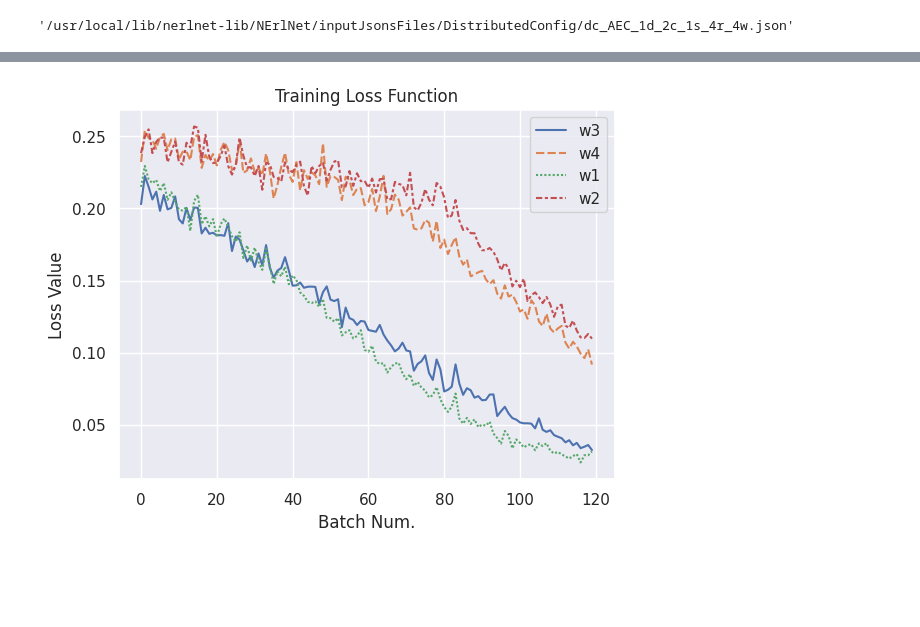
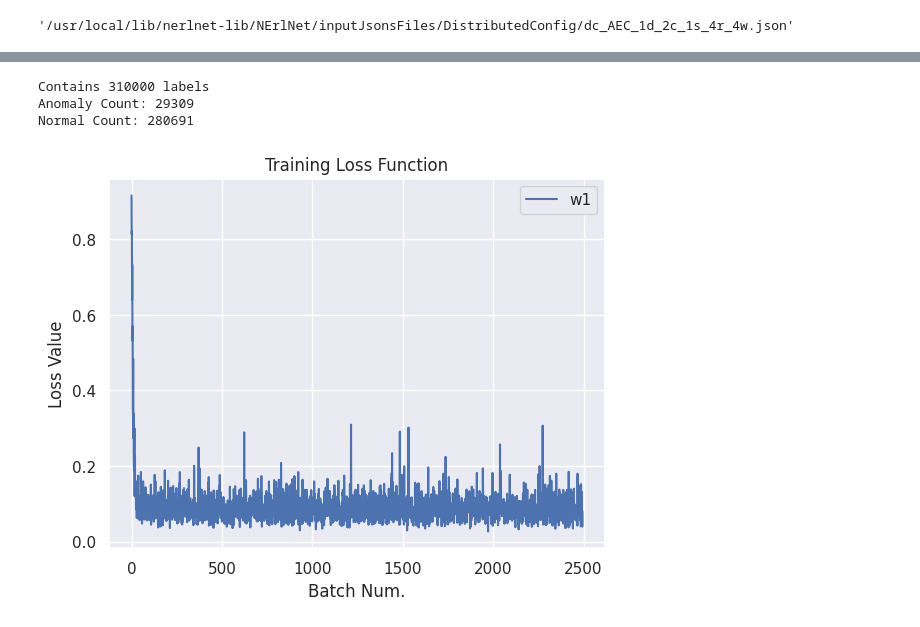
Before and after one commit to leondavi/NErlNet, a Jupyter notebook: examples/AEC/AEC_Exp.ipynb, the cells around one changed output, grey strips where cells are left out. Cells and saved outputs as stored; diff of their text form; code cells hidden in the pictures; blank space fills up the shorter version.

```diff
--- a/examples/AEC/AEC_Exp.ipynb
+++ b/examples/AEC/AEC_Exp.ipynb
@@ -67,4 +33,4 @@ API.download_dataset(0)
 # %%
-exp_name = "SKAB_AnomalyDetection"
+exp_name = "ForestCover_AnomalyDetection"
 API.initialization(exp_name , dc_path , conn_map_path , exp_flow_path)
 # %% [output]
@@ -109,4 +75,4 @@ API.run_current_experiment_phase()
 # %%
-train_stats = API.get_experiment_flow(exp_name).generate_stats()
-train_stats_aec = API.get_experiment_flow(exp_name).generate_stats_aec(train_stats)
+train_stats1 = API.get_experiment_flow(exp_name).generate_stats()
+train_stats_aec1 = API.get_experiment_flow(exp_name).generate_stats_aec(train_stats1)
 # %%
@@ -121,6 +99,22 @@ train_stats.get_communication_stats_main_server()
+# %%
+labels = []
+with open('/tmp/nerlnet/data/NerlnetData-master/nerlnet/ForestCover/cover_normalized_std.csv') as f:
+    for i in range(310000):
+        line = f.readline()
+        label = line.split(',')[-1]
+        label = label.rstrip()
+        labels.append(float(label))
+print(f'Contains {len(labels)} labels')
+anomaly_count = len([label for label in labels if label == 1.0])
+normal_count = len([label for label in labels if label == 0.0])
+print(f'Anomaly Count: {anomaly_count}')
+print(f'Normal Count: {normal_count}')
+# %% [output]
+Contains 310000 labels
+Anomaly Count: 29309
+Normal Count: 280691
 # %%
-loss_dict = train_stats_aec.get_aec_loss(plot=True)
-# train_stats_aec.get_boundaries(plot=True)
+loss_dict = train_stats_aec1.get_aec_loss(plot=True)
 # %% [output]
-[figure, old version]
+[figure, new version]
 # %%
```
Also changed, not shown: parts of 30 cells of this notebook.
